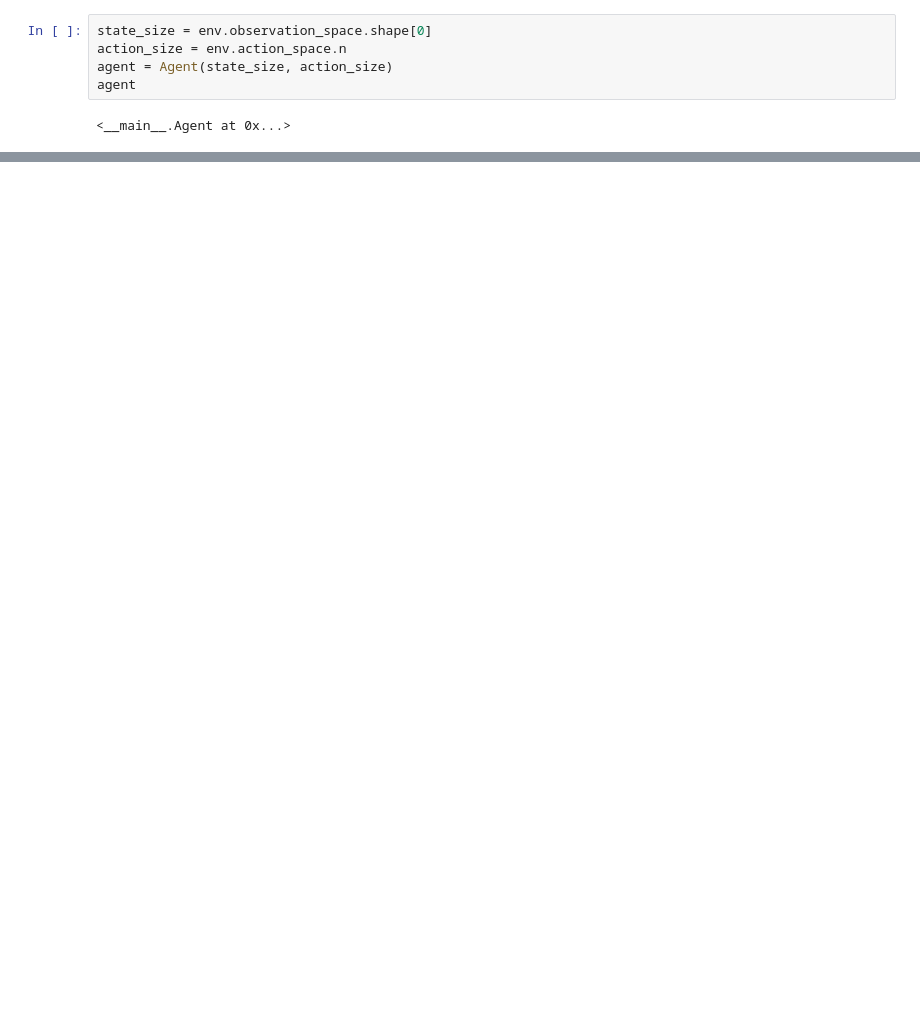
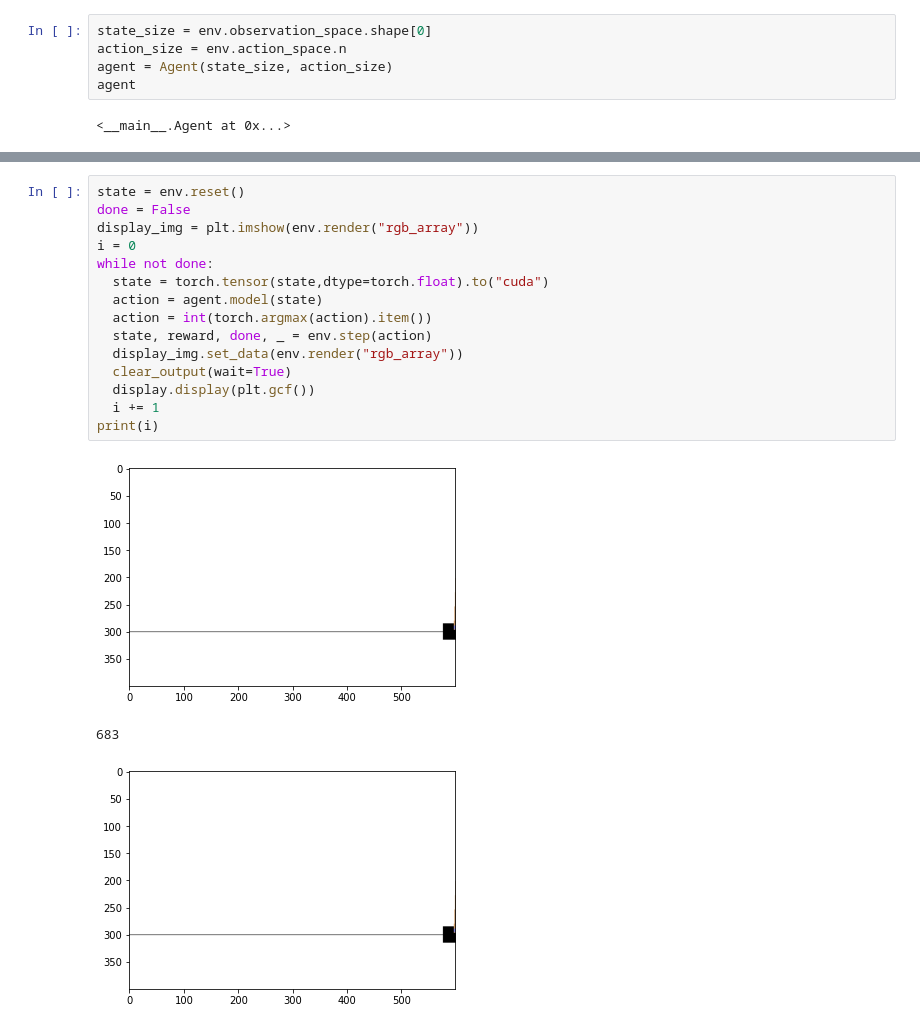
Before and after one commit to kaleem500bc/CartPole-DQNAgent-pytorch, a Jupyter notebook: DQN_pytorch.ipynb, the cells around one changed output, grey strips where cells are left out. Cells and saved outputs as stored; diff of their text form; blank space fills up the shorter version.

```diff
--- a/DQN_pytorch.ipynb
+++ b/DQN_pytorch.ipynb
@@ -156,0 +189,19 @@ KeyboardInterrupt: ignored
+# %%
+state = env.reset()
+done = False
+display_img = plt.imshow(env.render("rgb_array"))
+i = 0
+while not done:
+  state = torch.tensor(state,dtype=torch.float).to("cuda")
+  action = agent.model(state)
+  action = int(torch.argmax(action).item())
+  state, reward, done, _ = env.step(action)
+  display_img.set_data(env.render("rgb_array"))
+  clear_output(wait=True)
+  display.display(plt.gcf())
+  i += 1
+print(i)
+# %% [output]
+[figure, added]
+683
+[figure, added]
```
Also changed, not shown: parts of 8 cells of this notebook.
